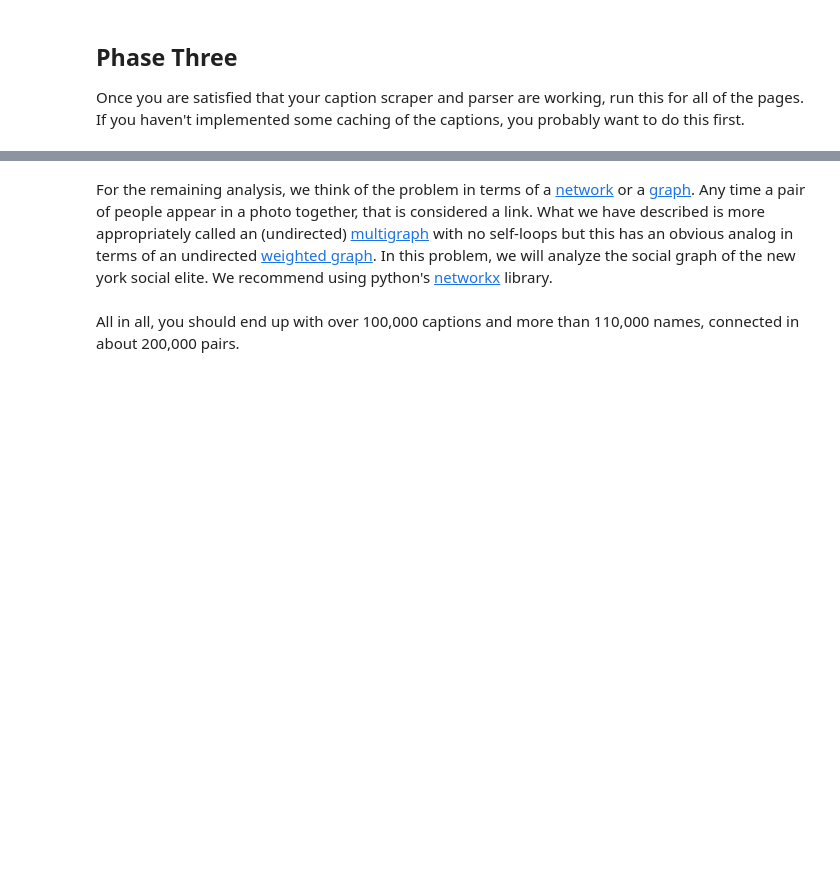
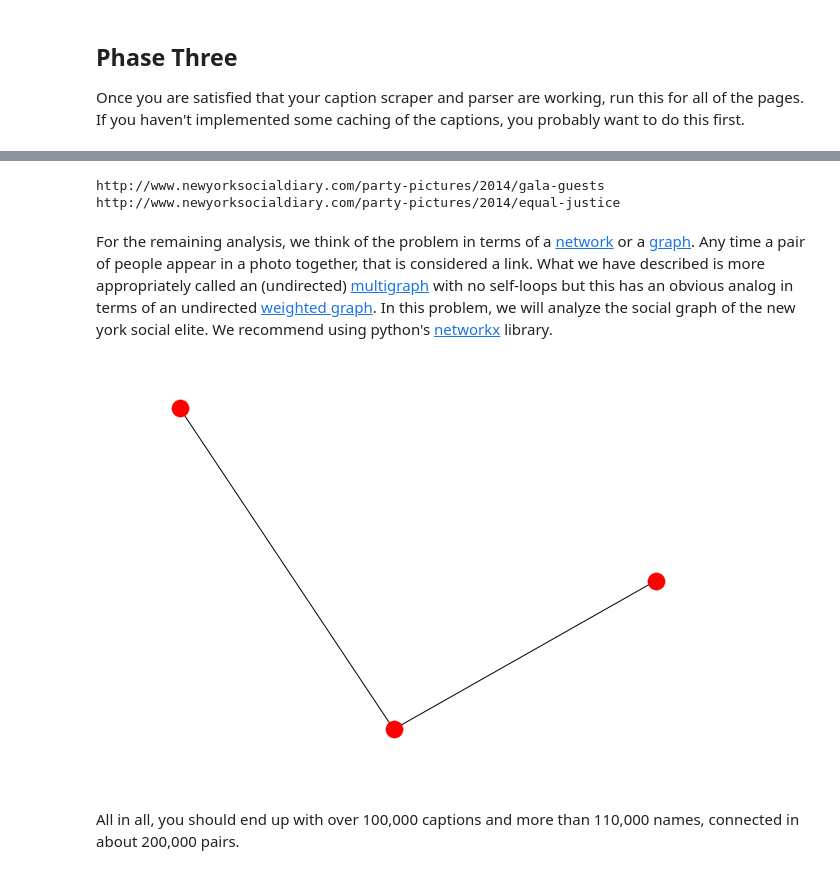
Before and after one commit to fzn0728/TDI, a Jupyter notebook: DW/miniprojects/graph.ipynb, the cells around one changed output, grey strips where cells are left out. Drawn from its saved outputs; the diff is of its cells as text; code cells hidden in the pictures; blank space fills up the shorter version.

```diff
--- a/DW/miniprojects/graph.ipynb
+++ b/DW/miniprojects/graph.ipynb
@@ -261,3 +354,16 @@ Once you are satisfied that your caption scraper and parser are working, run thi
+# %%
+### Try to pull name from over 1000 website
+full_name_list = []
+for i in target_url['website'][1:3]:
+    print('http://www.newyorksocialdiary.com%s' %i)
+    page = requests.get('http://www.newyorksocialdiary.com%s' %i, auth=('user', 'pass'))
+    soup = BeautifulSoup(page.text, "lxml")
+    name_list = names_fast_unsorted(soup)
+    full_name_list.append(name_list)
+# full_name_list
+# %% [output]
+http://www.newyorksocialdiary.com/party-pictures/2014/gala-guests
+http://www.newyorksocialdiary.com/party-pictures/2014/equal-justice
 # %% [markdown]
 For the remaining analysis, we think of the problem in terms of a
 [network](http://en.wikipedia.org/wiki/Computer_network) or a
@@ -266,6 +372,16 @@ For the remaining analysis, we think of the problem in terms of a
 # %%
 import itertools  # itertools.combinations may be useful
 import networkx as nx
+# %%
+### Test use for networkx
+import networkx as nx
+import matplotlib.pyplot as plt
+G=nx.Graph()
+# G.add_nodes_from([2,3,4])
+G.add_edges_from([('Kamie Lightburn', 'Christopher Spitzmiller'),('Christopher Spitzmiller', 'Diana Quasha')]) # Only accept two edges
+nx.draw(G)
+# %% [output]
+[figure, added]
 # %% [markdown]
 All in all, you should end up with over 100,000 captions and more than 110,000 names, connected in about 200,000 pairs.
 # %% [markdown]
```
Also changed, not shown: parts of 15 cells of this notebook.
